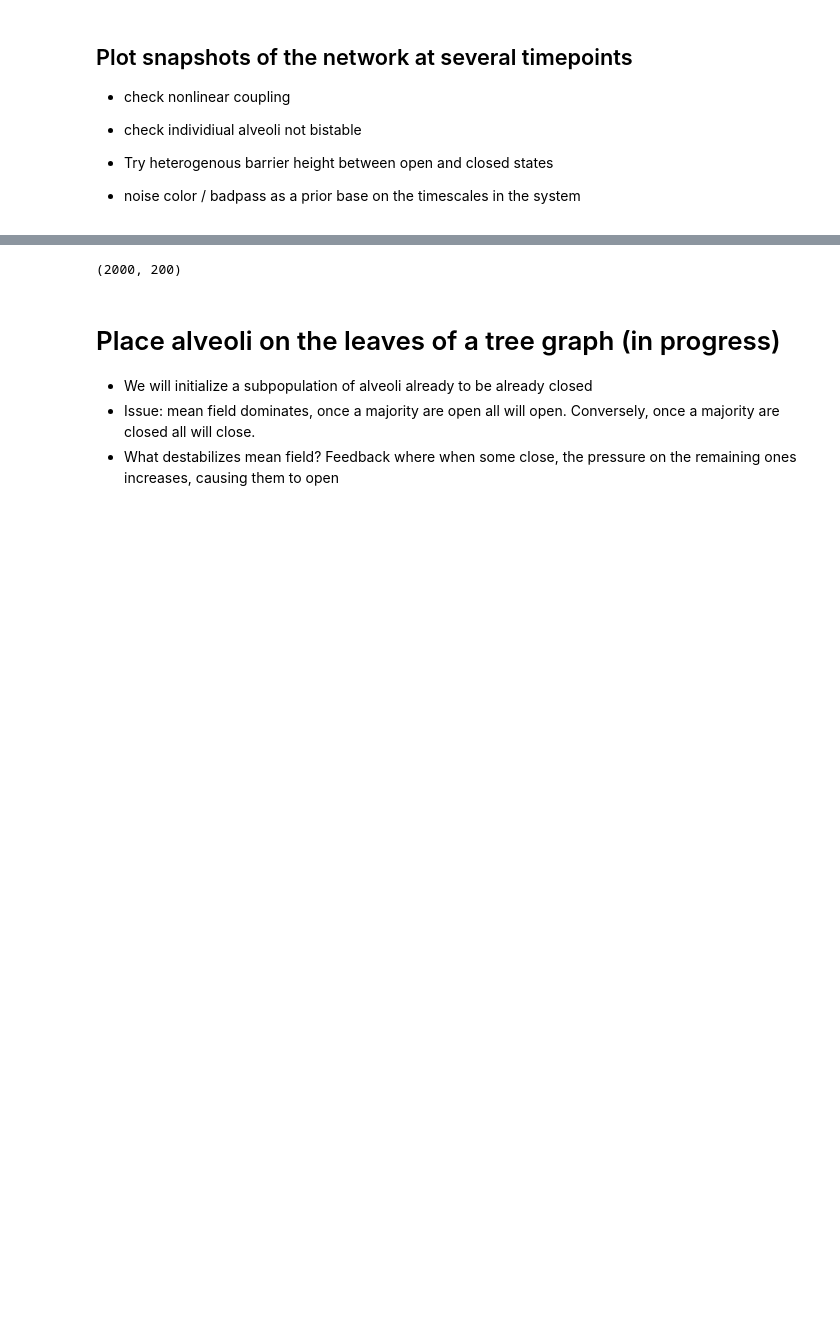
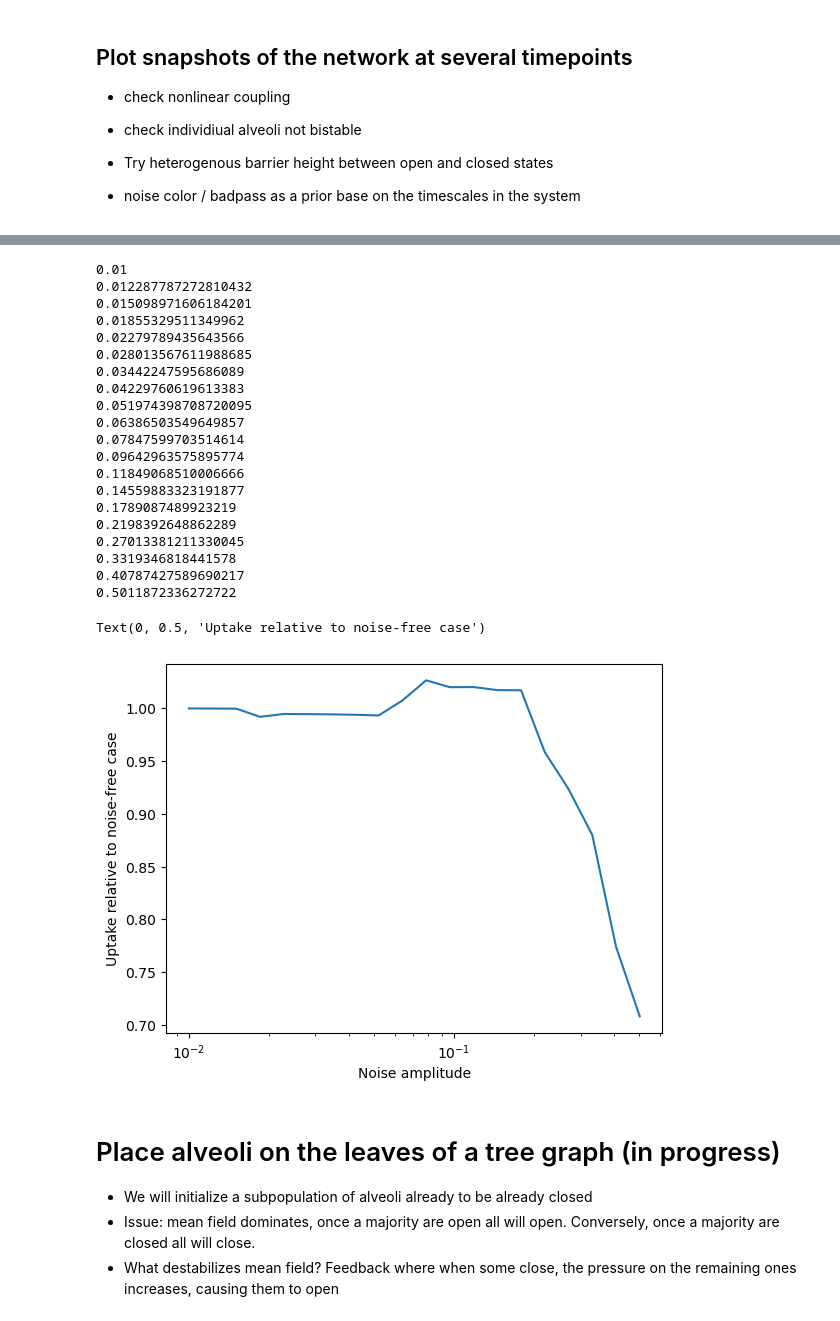
Before and after one commit to williamgilpin/alveoli, a Jupyter notebook: alveoli_model.ipynb, the cells around one changed output, grey strips where cells are left out. Cells and saved outputs as stored; diff of their text form; code cells hidden in the pictures; blank space fills up the shorter version.

```diff
--- a/alveoli_model.ipynb
+++ b/alveoli_model.ipynb
@@ -411,6 +427,38 @@ Text(0, 0.5, 'Fraction of alveoli open')
 # %%
+noise_vals = np.logspace(-2, -0.3, 20)
+uptake = list()
+for noise_val in noise_vals:
+    print(noise_val)
+    eq.eta = noise_val
+    sol0 = eq.solve(t, X0)
+    uptake.append(4 * np.pi * np.sum(sol0.ys[-1000:]**2))
+
+plt.semilogx(noise_vals, np.array(uptake) / uptake[0])
+plt.xlabel('Noise amplitude')
+plt.ylabel('Uptake relative to noise-free case')
 # %% [output]
-(2000, 200)
+0.01
+0.012287787272810432
+0.015098971606184201
+0.01855329511349962
+0.02279789435643566
+0.028013567611988685
+0.03442247595686089
+0.04229760619613383
+0.051974398708720095
+0.06386503549649857
+0.07847599703514614
+0.09642963575895774
+0.11849068510006666
+0.14559883323191877
+0.1789087489923219
+0.2198392648862289
+0.27013381211330045
+0.3319346818441578
+0.40787427589690217
+0.5011872336272722
+Text(0, 0.5, 'Uptake relative to noise-free case')
+[figure, added]
 # %%
 # put sigh/ yawn in to see if it open
 # ventilators do this for pre-term infants
```
Also changed, not shown: parts of 6 cells of this notebook.
